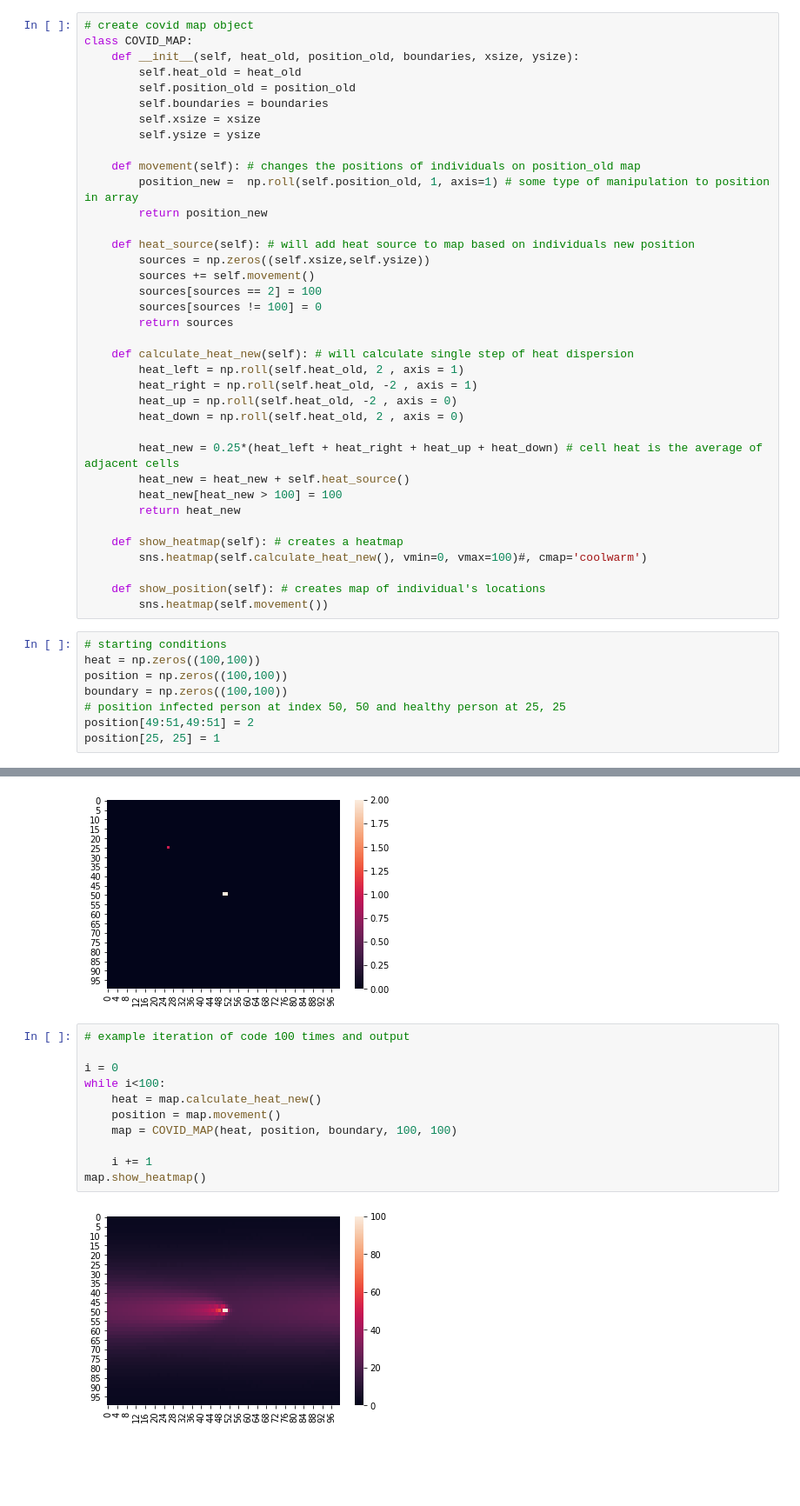
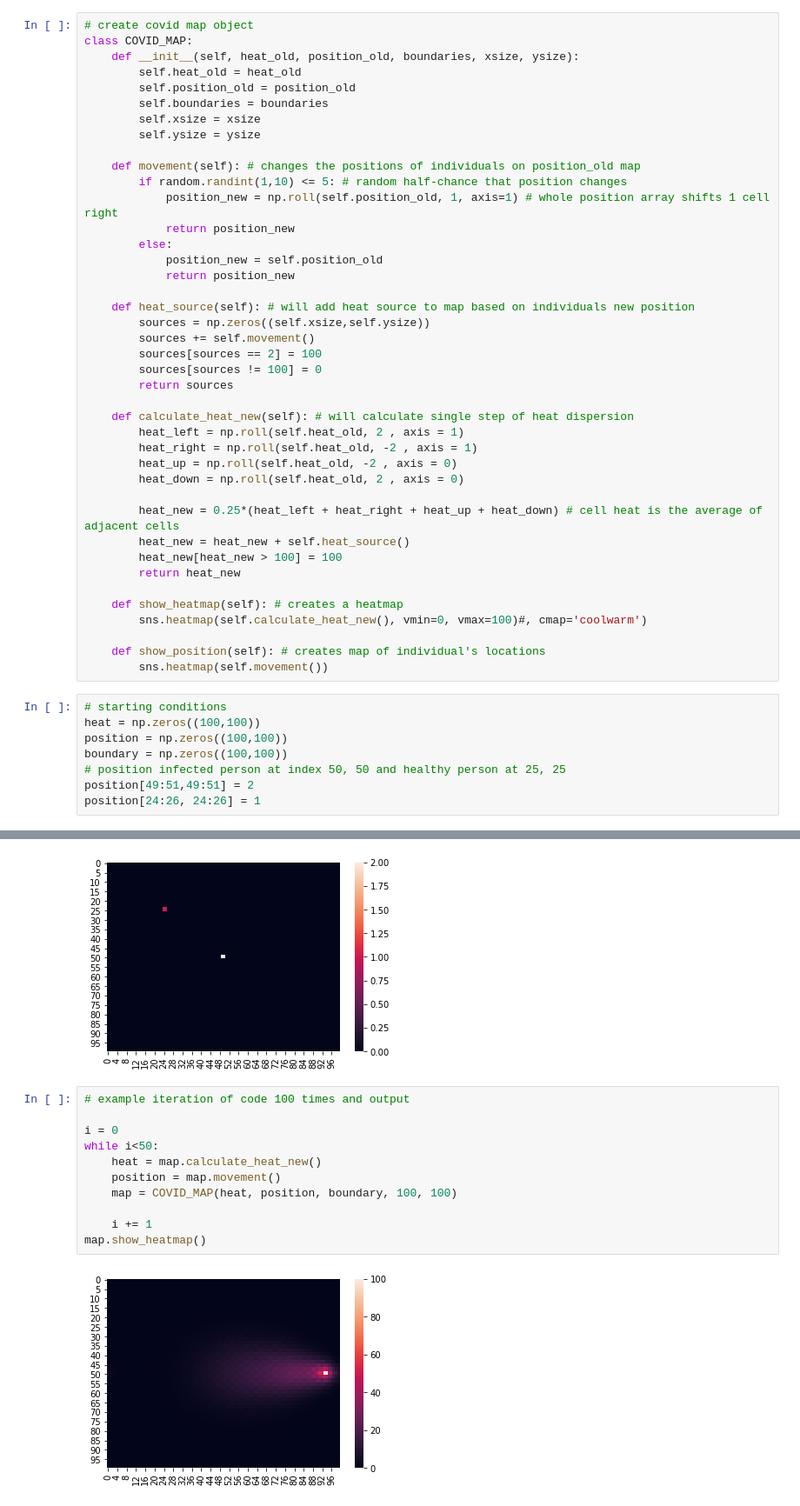
Before and after one commit to 10sukhiay/FCP_NYKO, a Jupyter notebook: Heat diffusion.ipynb, the cells around one changed output, grey strips where cells are left out. Shown at 87% size. Saved outputs shown, nothing was run; the diff lists cells and outputs as text; blank space fills up the shorter version.

```diff
--- a/Heat diffusion.ipynb
+++ b/Heat diffusion.ipynb
@@ -15,8 +16,12 @@ class COVID_MAP:
         self.ysize = ysize
 
     def movement(self): # changes the positions of individuals on position_old map
-        position_new =  np.roll(self.position_old, 1, axis=1) # some type of manipulation to position in array
-        return position_new
+        if random.randint(1,10) <= 5: # random half-chance that position changes
+            position_new = np.roll(self.position_old, 1, axis=1) # whole position array shifts 1 cell right
+            return position_new
+        else:
+            position_new = self.position_old
+            return position_new
 
     def heat_source(self): # will add heat source to map based on individuals new position
         sources = np.zeros((self.xsize,self.ysize))
@@ -48,7 +53,7 @@ position = np.zeros((100,100))
 boundary = np.zeros((100,100))
 # position infected person at index 50, 50 and healthy person at 25, 25
 position[49:51,49:51] = 2
-position[25, 25] = 1
+position[24:26, 24:26] = 1
 # %%
 #create object in class
 map = COVID_MAP(heat, position, boundary, 100, 100)
@@ -64,13 +69,13 @@ map.show_position()
 # %%
 # example iteration of code 100 times and output
 
 i = 0
-while i<100:
+while i<50:
     heat = map.calculate_heat_new()
     position = map.movement()
     map = COVID_MAP(heat, position, boundary, 100, 100)
 
     i += 1
 map.show_heatmap()
 # %% [output]
-[figure, old version]
+[figure, new version]
```
Also changed, not shown: parts of 1 cell of this notebook.
